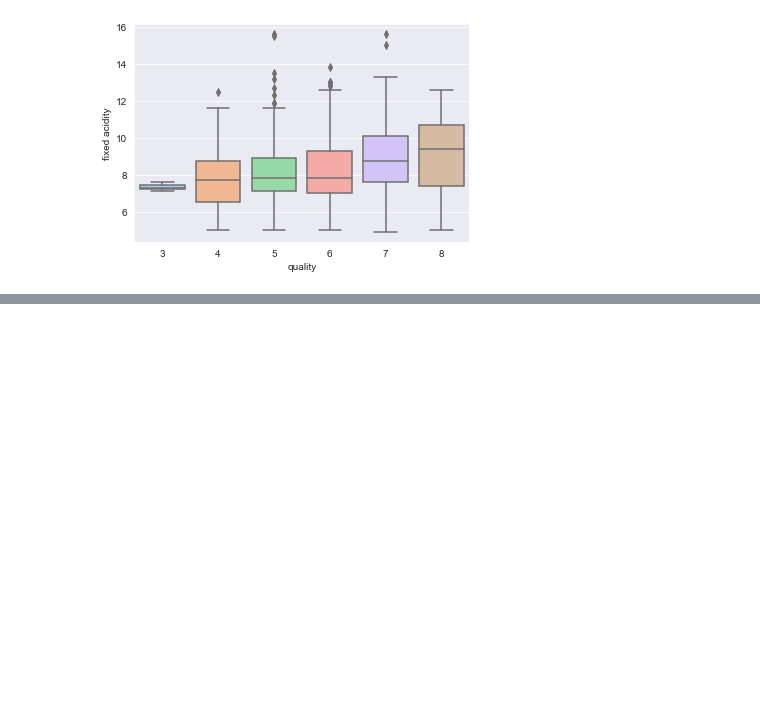
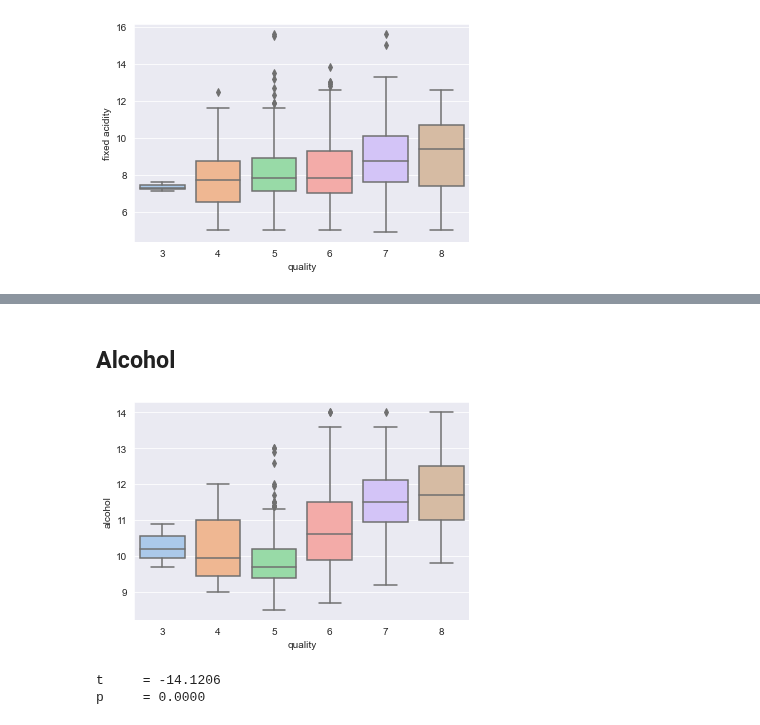
Before and after one commit to Michael-Austin-Mesa/wine-classification-project, a Jupyter notebook: final_report.ipynb, the cells around one changed output, grey strips where cells are left out. Drawn from its saved outputs; the diff is of its cells as text; code cells hidden in the pictures; blank space fills up the shorter version.

```diff
--- a/final_report.ipynb
+++ b/final_report.ipynb
@@ -89,0 +125,11 @@ e.get_fixed_acid_boxplot(train)
+# %% [markdown]
+## Alcohol
+# %%
+e.get_alcohol_boxplot(train)
+# %% [output]
+[figure, added]
+# %%
+e.get_ind_ttest_alcohol(train)
+# %% [output]
+t     = -14.1206
+p     = 0.0000
```
Also changed, not shown: parts of 17 cells of this notebook.
